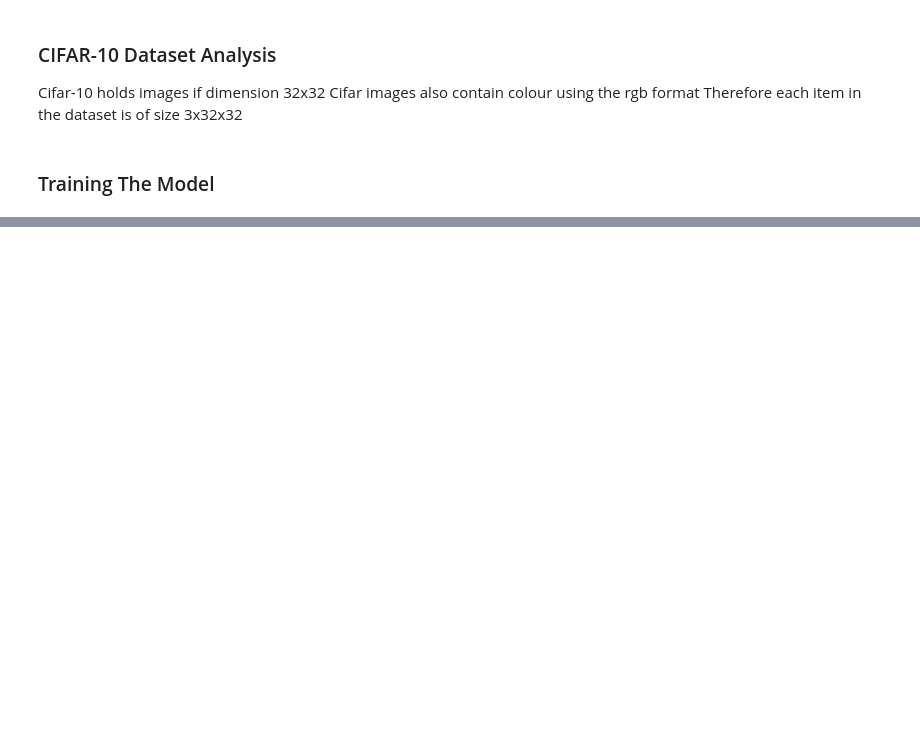
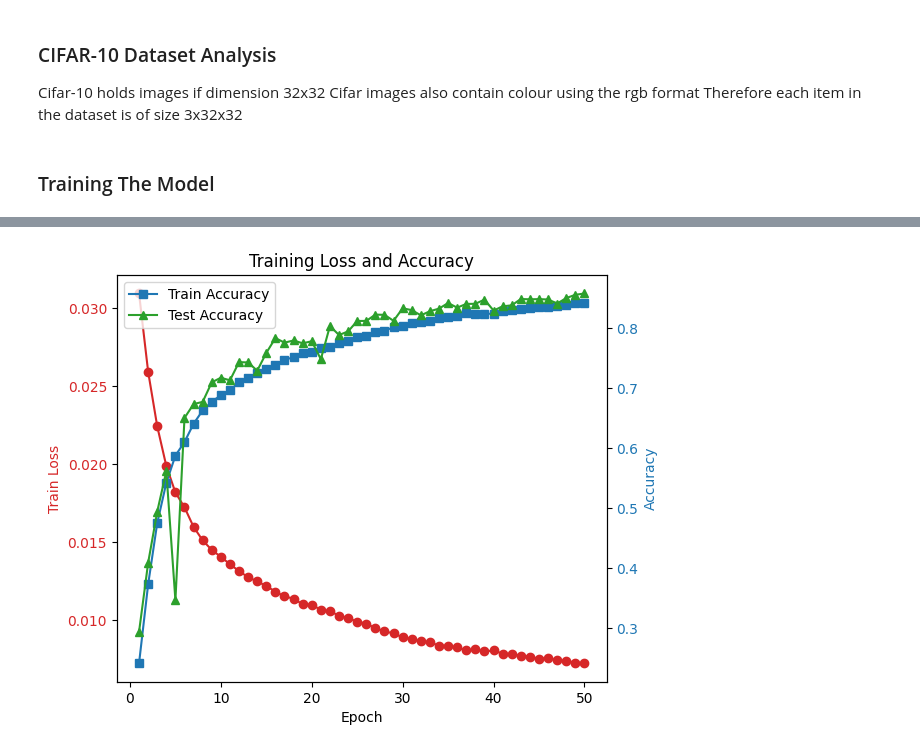
Before and after one commit to firozt/CIFAR-10-CNN-Model, a Jupyter notebook: model.ipynb, the cells around one changed output, grey strips where cells are left out. Drawn from its saved outputs; the diff is of its cells as text; code cells hidden in the pictures; blank space fills up the shorter version.

```diff
--- a/model.ipynb
+++ b/model.ipynb
@@ -19,8 +19,8 @@ device(type='cuda')
 def load_cifar10(batch_size):
     # Transformations for the training data
     train_trans = transforms.Compose([
-        # transforms.RandomAffine(degrees=(-5, 5), translate=(0.1, 0.1), scale=(0.9, 1.1), resample=PIL.Image.BILINEAR),
-        transforms.RandomRotation(10),
+        transforms.RandomCrop(size=(32, 32), padding=4),
+        transforms.RandomRotation(15),
         transforms.RandomHorizontalFlip(),
         transforms.ToTensor(),
         transforms.Normalize((0.5, 0.5, 0.5), (0.5, 0.5, 0.5))
@@ -42,7 +42,7 @@ def load_cifar10(batch_size):
 
     return train_loader, test_loader
 # %%
-BATCH_SIZE = 128
+BATCH_SIZE = 64
 train_iter, test_iter = load_cifar10(BATCH_SIZE)
 for data in train_iter:
     print(data[0].size())
@@ -305,6 +305,12 @@ model = Model(3, 10).to(device)
 model.apply(init_weights)
 
 loss = nn.CrossEntropyLoss()
-lr = 0.001
+lr = 0.002
 # optimizer = torch.optim.SGD(model.parameters(), lr=lr, momentum=0.9, weight_decay=0)
-optimizer = torch.optim.Adam(model.parameters(), lr=lr,weight_decay=1e-4 ) #
+optimizer = torch.optim.Adam(model.parameters(), lr=lr,weight_decay=1e-5)
+# %%
+num_epochs = 50
+# mu.train_ch3(model, train_iter, test_iter, loss, num_epochs, optimizer)
+params = trainingLoop(num_epochs,train_iter,test_iter ,model, loss, optimizer)
+plotTraining(*params) # spreads tuple
+# %% [output]
@@ -311 +334,2 @@ optimizer = torch.optim.Adam(model.parameters(), lr=lr,weight_decay=1e-4 ) #
+[figure, added]
 # %%
```
Also changed, not shown: parts of 5 cells of this notebook.
